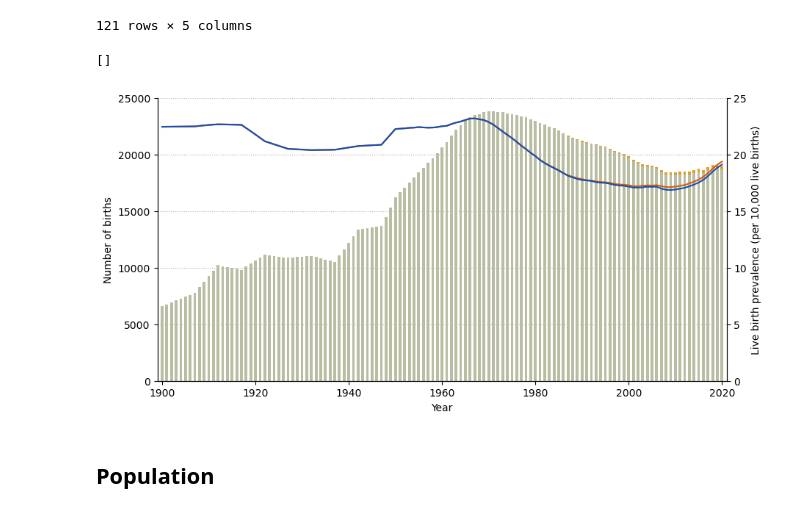
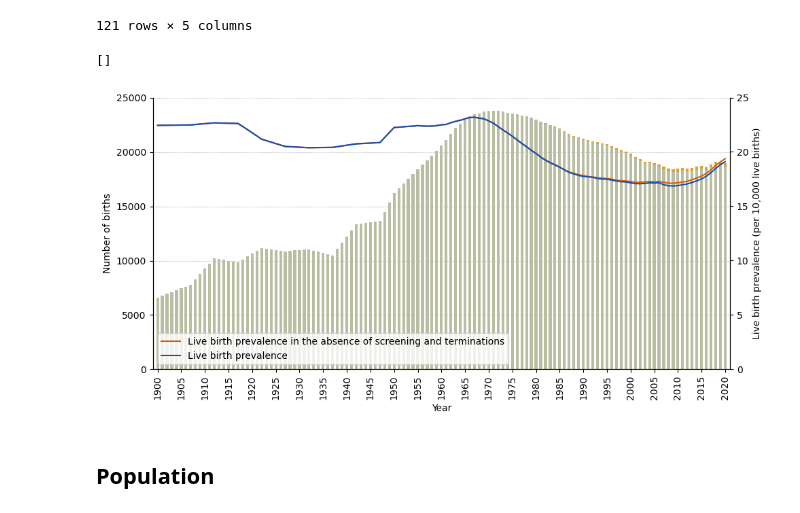
Before and after one commit to frankbuckley/ds-births-populations, a Jupyter notebook: factsheets/latin-america-caribbean/latin-america-factsheet-202512.ipynb, the cells around one changed output. Cells and saved outputs as stored; diff of their text form; code cells hidden in the pictures.

```diff
--- a/factsheets/latin-america-caribbean/latin-america-factsheet-202512.ipynb
+++ b/factsheets/latin-america-caribbean/latin-america-factsheet-202512.ipynb
@@ -27,31 +27,34 @@ births_df
 # %%
 fig, ax1 = plt.subplots(figsize=(10, 5))
 
 ax1.bar(births_df['year'], births_df['lb_ds'] + births_df['lb_ds_ns'], color="#e09f2e", label='Births', width=0.6)
 ax1.bar(births_df['year'], births_df['lb_ds'],  color="#b9bea3", label='Births', width=0.6)
 ax1.set_ylabel('Number of births')
 ax1.set_xlabel('Year')
 
 ax2 = ax1.twinx()
-ax2.plot(births_df['year'], births_df['lb_prev_ns'], linestyle='-', color="#d65b0e", label='Live birth prevalence')
+ax2.plot(births_df['year'], births_df['lb_prev_ns'], linestyle='-', color="#d65b0e", label='Live birth prevalence in the absence of screening and terminations')
 ax2.plot(births_df['year'], births_df['lb_prev'], linestyle='-', color="#154fb1", label='Live birth prevalence')
 ax2.set_ylim(0, 25)
 ax2.set_ylabel('Live birth prevalence (per 10,000 live births)')
 
 for ax in (ax1, ax2):
     ax.spines["top"].set_visible(False)
 
 ax1.set_axisbelow(True)  # so grid is behind bars/lines
 ax1.yaxis.grid(True, which="major", linestyle=":", linewidth=0.8)
 
 ax1.set_xlim(1899, 2021)
-
+yticks = np.arange(1900, 2025, step=5)
+ax1.set_xticks(yticks, labels=yticks, rotation='vertical')
+plt.legend()
+plt.tight_layout()
 plt.savefig("latin-america-figure-1.pdf", format='pdf')
 
 plt.plot()
 # %% [output]
 []
-[figure, old version]
+[figure, new version]
 # %% [markdown]
 ## Population
 # %%
```
Also changed, not shown: parts of 1 cell of this notebook, 4 other files.
